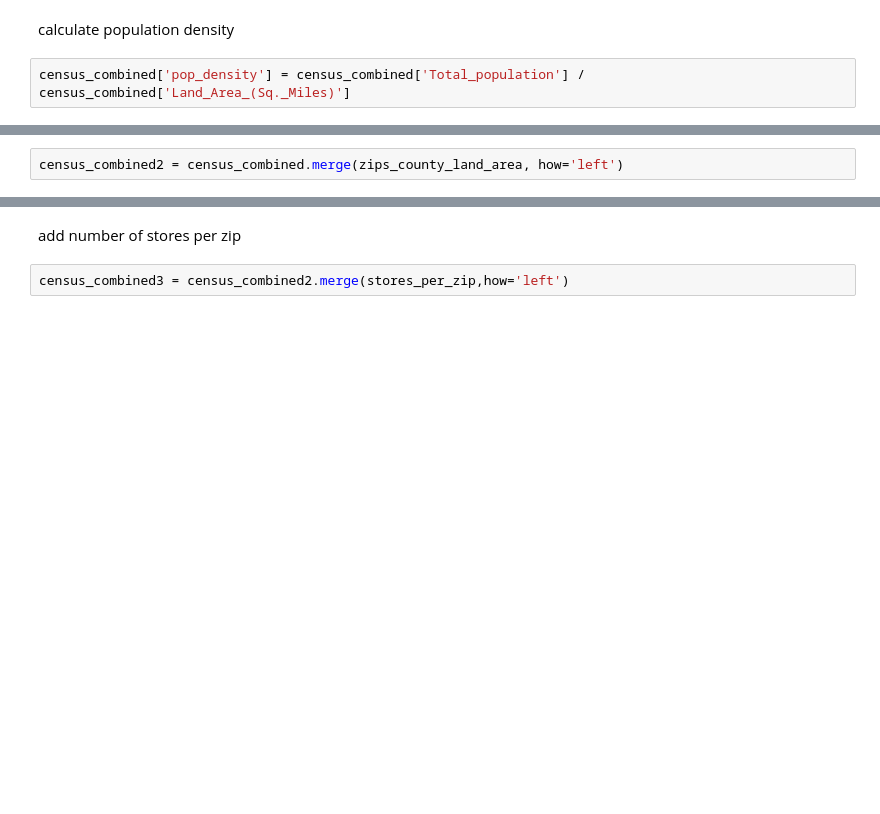
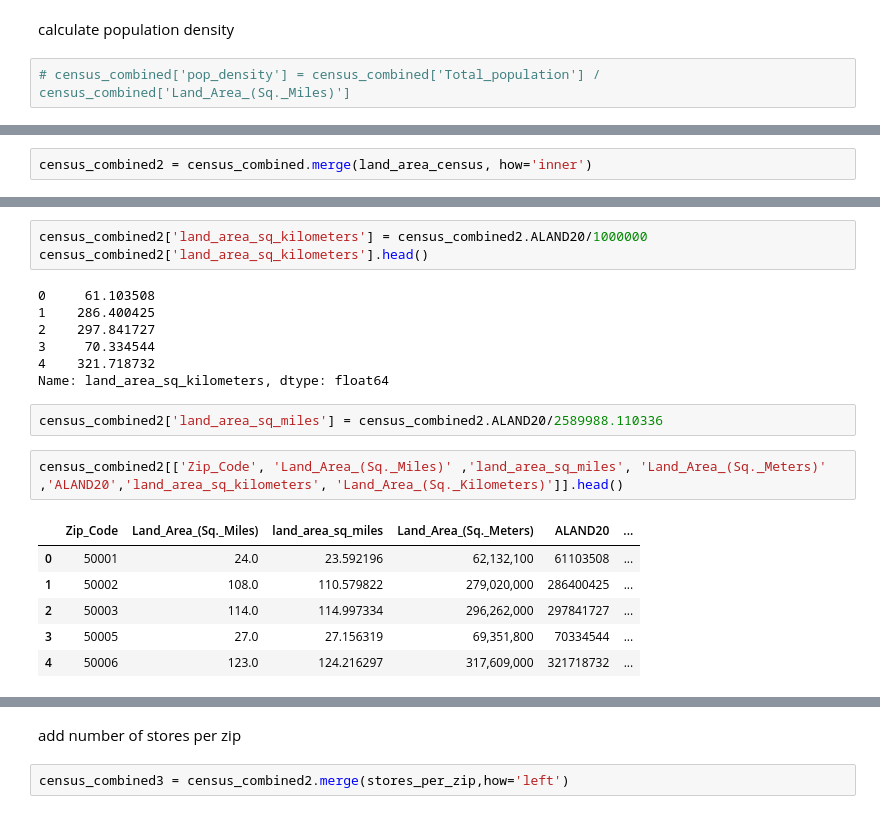
Before and after one commit to dgarbato/capstone, a Jupyter notebook: Census Combine Files_zip_level.ipynb, the cells around one changed output, grey strips where cells are left out. Cells and saved outputs as stored; diff of their text form; blank space fills up the shorter version.

Commit message:
cleaned up census data

```diff
--- a/Census Combine Files_zip_level.ipynb
+++ b/Census Combine Files_zip_level.ipynb
@@ -473,4 +360,4 @@ Name: Total_population, dtype: float64
 # %% [markdown]
 calculate population density
 # %%
-census_combined['pop_density'] = census_combined['Total_population'] / census_combined['Land_Area_(Sq._Miles)']
+# census_combined['pop_density'] = census_combined['Total_population'] / census_combined['Land_Area_(Sq._Miles)']
@@ -477,2 +370,2 @@ census_combined['pop_density'] = census_combined['Total_population'] / census_co
 # %%
-census_combined2 = census_combined.merge(zips_county_land_area, how='left')
+census_combined2 = census_combined.merge(land_area_census, how='inner')
@@ -491,0 +405,21 @@ census_combined2.shape
+# %%
+census_combined2['land_area_sq_kilometers'] = census_combined2.ALAND20/1000000
+census_combined2['land_area_sq_kilometers'].head()
+# %% [output]
+0     61.103508
+1    286.400425
+2    297.841727
+3     70.334544
+4    321.718732
+Name: land_area_sq_kilometers, dtype: float64
+# %%
+census_combined2['land_area_sq_miles'] = census_combined2.ALAND20/2589988.110336
+# %%
+census_combined2[['Zip_Code', 'Land_Area_(Sq._Miles)' ,'land_area_sq_miles', 'Land_Area_(Sq._Meters)' ,'ALAND20','land_area_sq_kilometers', 'Land_Area_(Sq._Kilometers)']].head()
+# %% [output]
+|  | Zip_Code | Land_Area_(Sq._Miles) | land_area_sq_miles | Land_Area_(Sq._Meters) | ALAND20 | ... |
+| 0 | 50001 | 24.0 | 23.592196 | 62,132,100 | 61103508 | ... |
+| 1 | 50002 | 108.0 | 110.579822 | 279,020,000 | 286400425 | ... |
+| 2 | 50003 | 114.0 | 114.997334 | 296,262,000 | 297841727 | ... |
+| 3 | 50005 | 27.0 | 27.156319 | 69,351,800 | 70334544 | ... |
+| 4 | 50006 | 123.0 | 124.216297 | 317,609,000 | 321718732 | ... |
```
Also changed, not shown: parts of 106 cells of this notebook, 10 other files.
